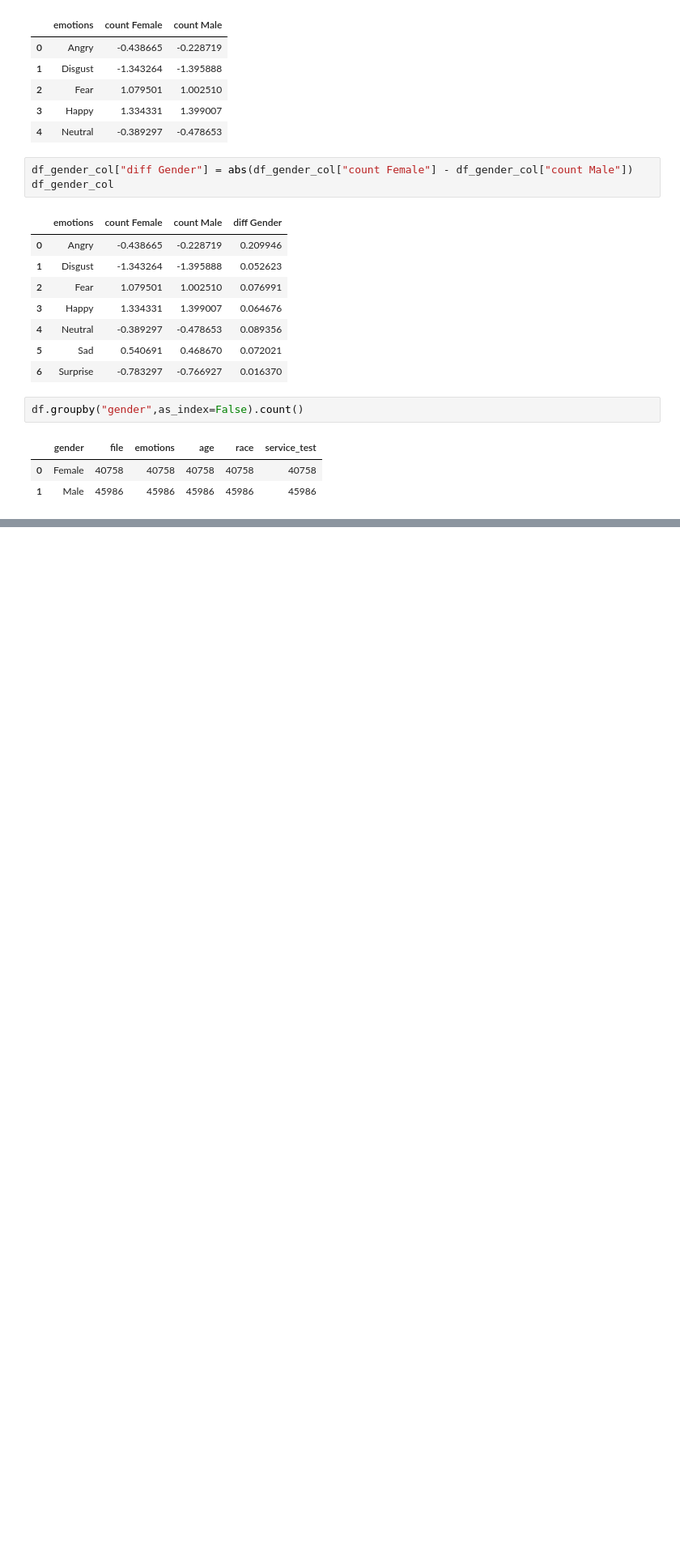
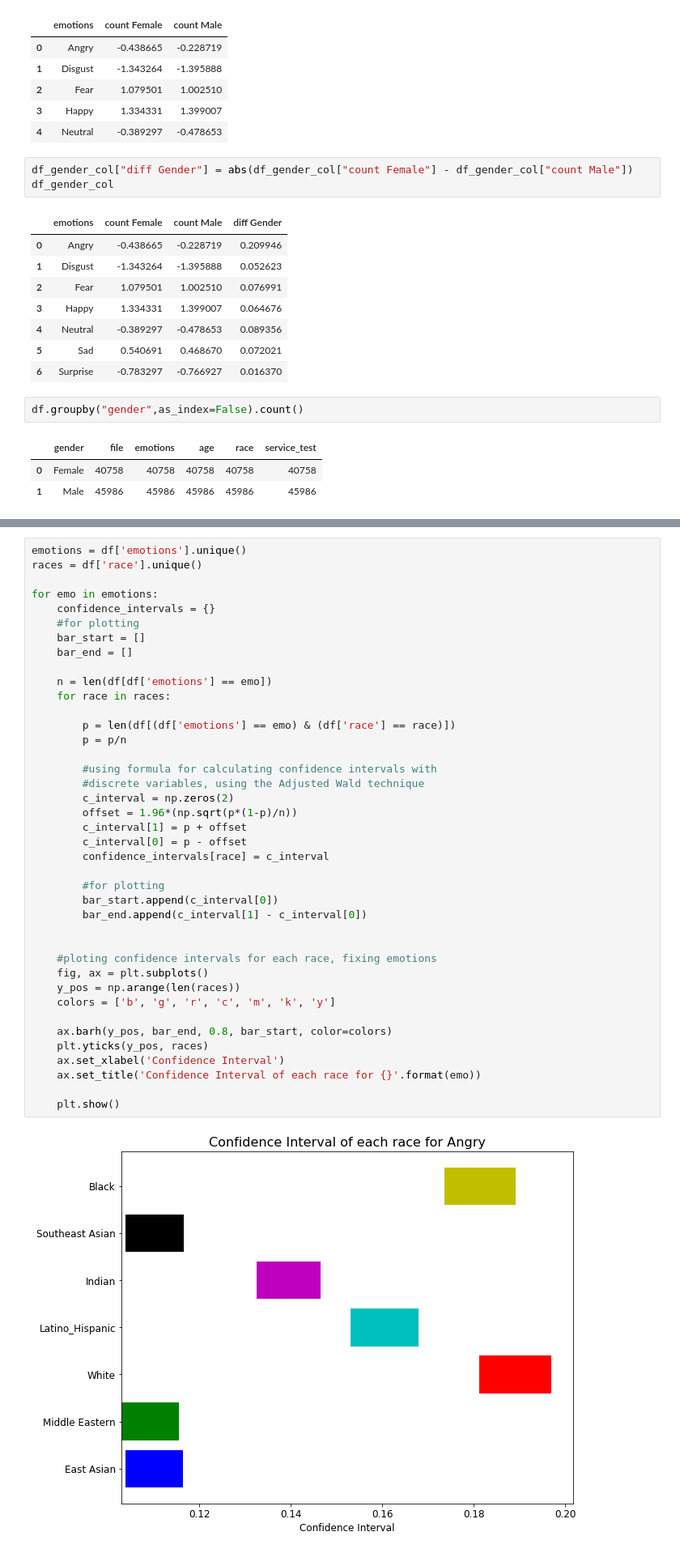
Before and after one commit to EwertonDCSilv/emotion_faces, a Jupyter notebook: tp.ipynb, the cells around one changed output, grey strips where cells are left out. Shown at 81% size. Drawn from its saved outputs; the diff is of its cells as text; blank space fills up the shorter version.

Commit message:
Added Confidence Intervals

```diff
--- a/tp.ipynb
+++ b/tp.ipynb
@@ -484,0 +504,42 @@ df.groupby("gender",as_index=False).count()
+# %%
+emotions = df['emotions'].unique()
+races = df['race'].unique()
+
+for emo in emotions:
+    confidence_intervals = {}
+    #for plotting
+    bar_start = []
+    bar_end = []
+
+    n = len(df[df['emotions'] == emo])
+    for race in races:
+
+        p = len(df[(df['emotions'] == emo) & (df['race'] == race)])
+        p = p/n
+
+        #using formula for calculating confidence intervals with
+        #discrete variables, using the Adjusted Wald technique
+        c_interval = np.zeros(2)
+        offset = 1.96*(np.sqrt(p*(1-p)/n))
+        c_interval[1] = p + offset
+        c_interval[0] = p - offset
+        confidence_intervals[race] = c_interval
+
+        #for plotting
+        bar_start.append(c_interval[0])
+        bar_end.append(c_interval[1] - c_interval[0])
+
+
+    #ploting confidence intervals for each race, fixing emotions
+    fig, ax = plt.subplots()
+    y_pos = np.arange(len(races))
+    colors = ['b', 'g', 'r', 'c', 'm', 'k', 'y']
+
+    ax.barh(y_pos, bar_end, 0.8, bar_start, color=colors)
+    plt.yticks(y_pos, races)
+    ax.set_xlabel('Confidence Interval')
+    ax.set_title('Confidence Interval of each race for {}'.format(emo))
+
+    plt.show()
+# %% [output]
+[figure, added]
```
Also changed, not shown: parts of 6 cells of this notebook.
